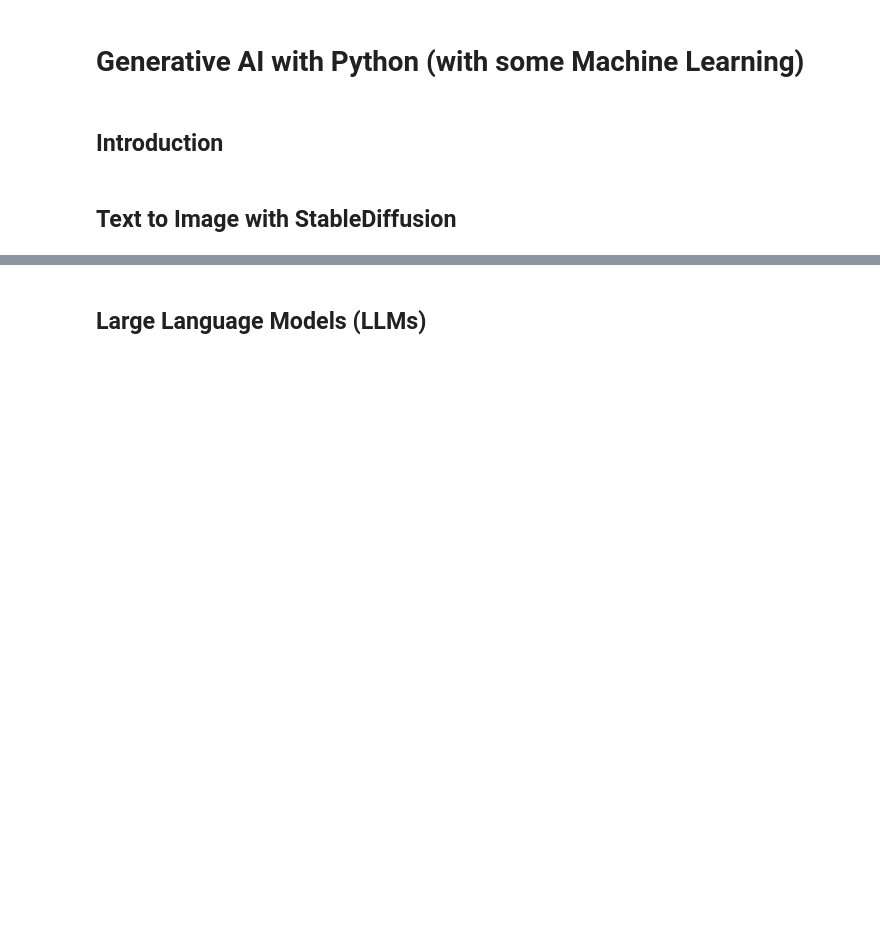
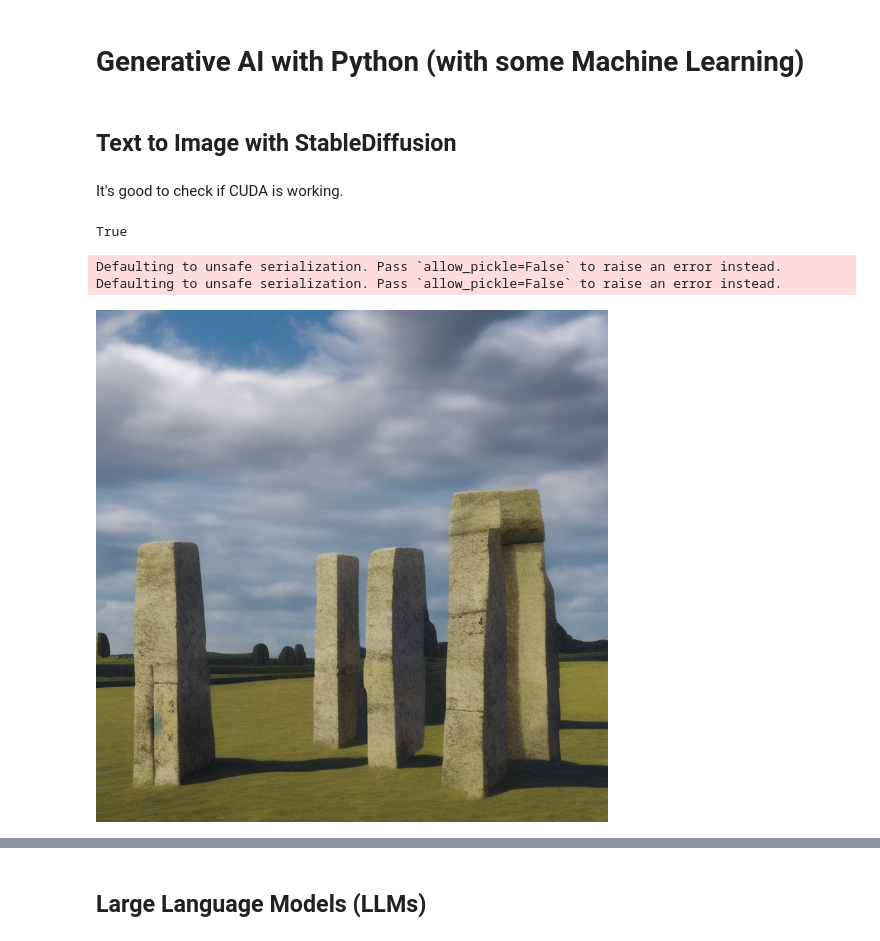
Before and after one commit to creativetechnologylab/generative-ai-workshop, a Jupyter notebook: code/generative-ai.ipynb, the cells around one changed output, grey strips where cells are left out. Cells and saved outputs as stored; diff of their text form; code cells hidden in the pictures; blank space fills up the shorter version.

```diff
--- a/code/generative-ai.ipynb
+++ b/code/generative-ai.ipynb
@@ -1,7 +1,5 @@
 # %% [markdown]
 # Generative AI with Python (with some Machine Learning)
-# %% [markdown]
-## Introduction
 # %% [markdown]
 ## Text to Image with StableDiffusion
 # %%
@@ -17,11 +13,21 @@ print(torch.cuda.is_available())
+# %% [markdown]
+It's good to check if CUDA is working.
+# %%
+print(torch.cuda.is_available())
+# %% [output]
+True
 # %%
-pipeline = DiffusionPipeline.from_pretrained(
+pipe = DiffusionPipeline.from_pretrained(
     "segmind/tiny-sd", torch_dtype=torch.float16
 )
 prompt = "stonehenge, sharp details, realistic, 4K"
-pipeline = pipeline.to("cuda")
-image = pipeline(prompt).images[0]
+pipe = pipe.to("cuda")
+image = pipe(prompt).images[0]
 display(image)
+# %% [output]
+Defaulting to unsafe serialization. Pass `allow_pickle=False` to raise an error instead.
+Defaulting to unsafe serialization. Pass `allow_pickle=False` to raise an error instead.
+[figure, added]
 # %%
 model_id = "nitrosocke/Ghibli-Diffusion"
 pipe = StableDiffusionPipeline.from_pretrained(model_id, torch_dtype=torch.float16)
```
Also changed, not shown: parts of 16 cells of this notebook.
